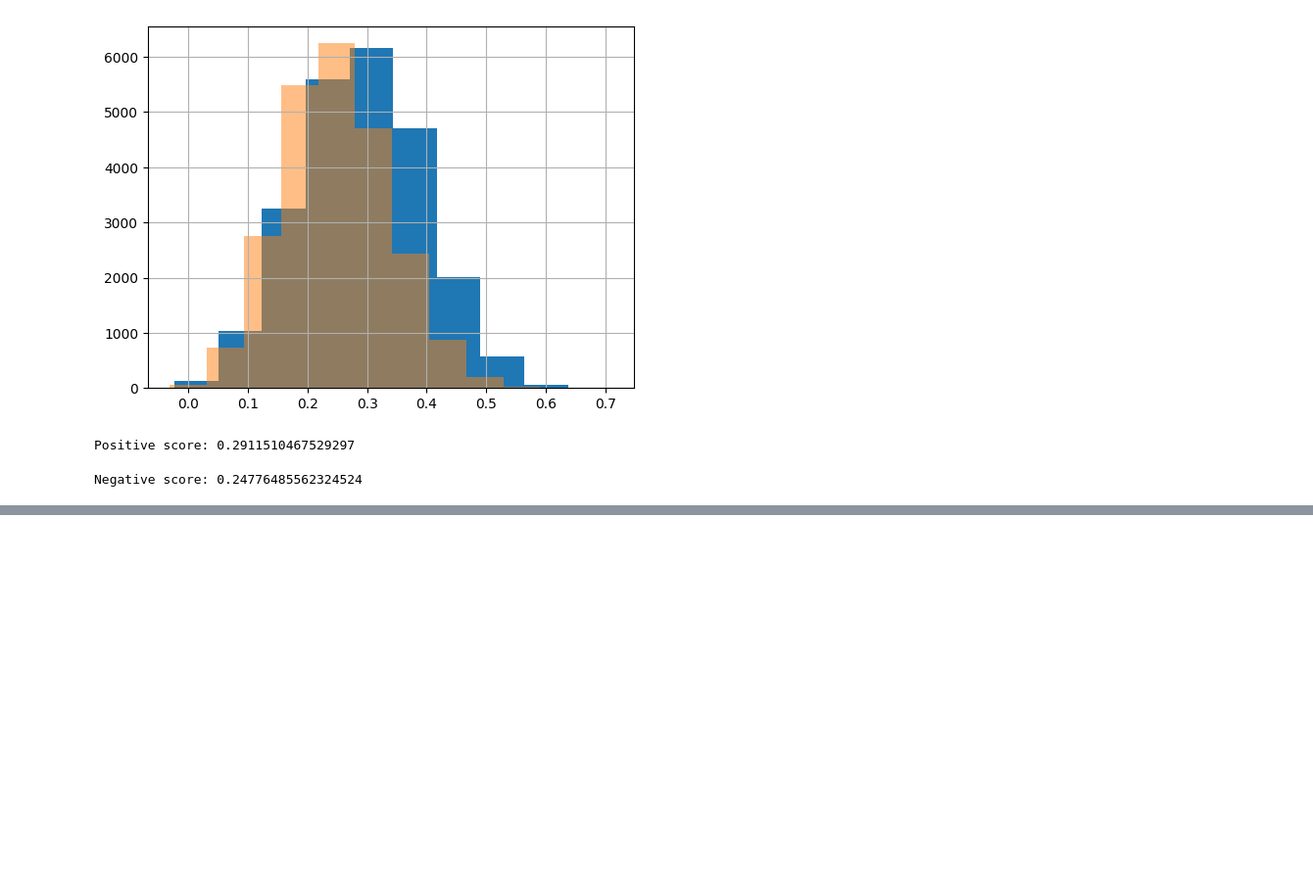
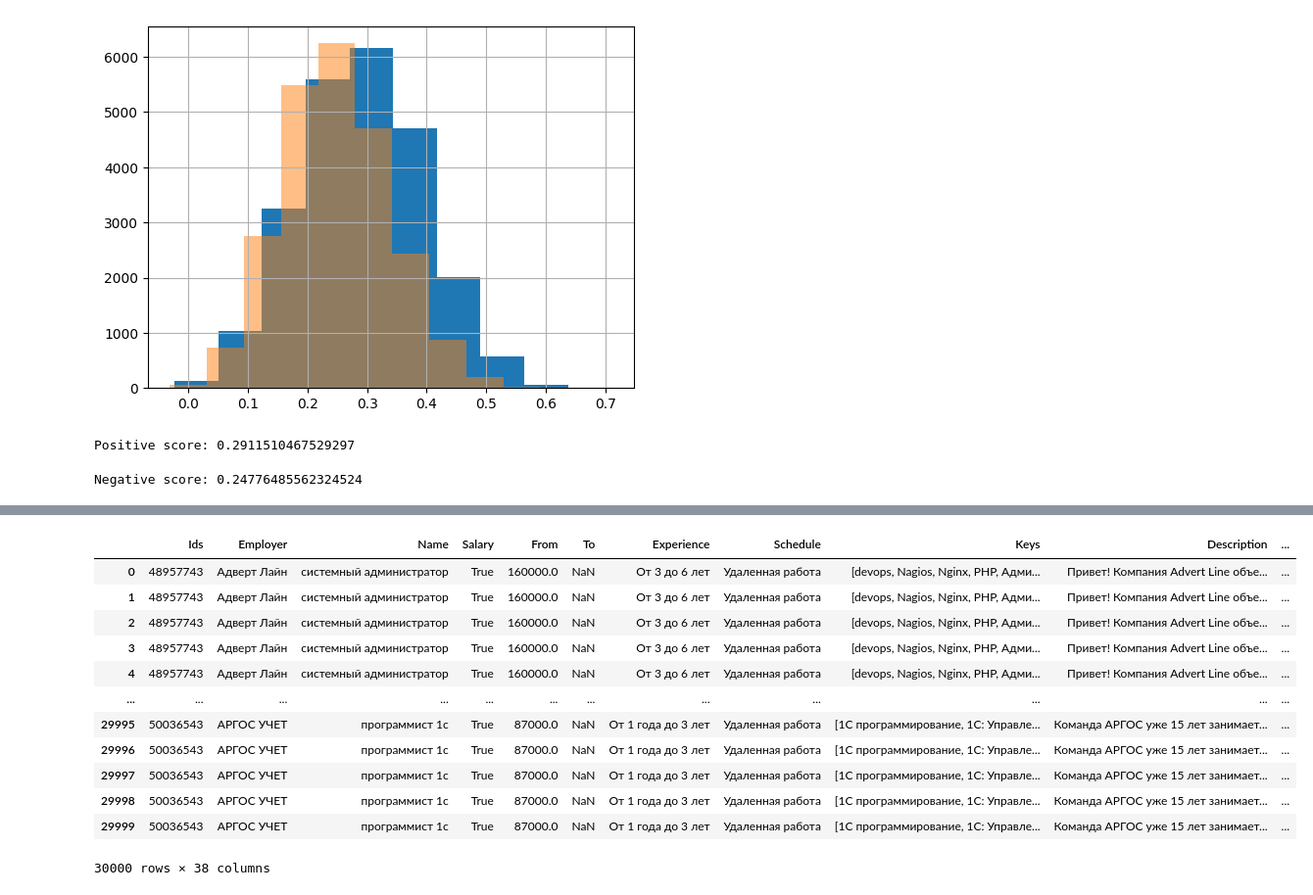
Before and after one commit to jojiku/Resume-vacancies-matching, a Jupyter notebook: notebooks/compute_metrics.ipynb, the cells around one changed output, grey strips where cells are left out. Shown at 98% size. Drawn from its saved outputs; the diff is of its cells as text; code cells hidden in the pictures; blank space fills up the shorter version.

```diff
--- a/notebooks/compute_metrics.ipynb
+++ b/notebooks/compute_metrics.ipynb
@@ -687,0 +738,16 @@ Negative score: 0.24776485562324524
+# %%
+df.reset_index(inplace=True)
+# %% [output]
+|  | Ids | Employer | Name | Salary | From | To | Experience | Schedule | Keys | Description | ... |
+| 0 | 48957743 | Адверт Лайн | системный администратор | True | 160000.0 | NaN | От 3 до 6 лет | Удаленная работа | [devops, Nagios, Nginx, PHP, Адми... | Привет! Компания Advert Line объе... | ... |
+| 1 | 48957743 | Адверт Лайн | системный администратор | True | 160000.0 | NaN | От 3 до 6 лет | Удаленная работа | [devops, Nagios, Nginx, PHP, Адми... | Привет! Компания Advert Line объе... | ... |
+| 2 | 48957743 | Адверт Лайн | системный администратор | True | 160000.0 | NaN | От 3 до 6 лет | Удаленная работа | [devops, Nagios, Nginx, PHP, Адми... | Привет! Компания Advert Line объе... | ... |
+| 3 | 48957743 | Адверт Лайн | системный администратор | True | 160000.0 | NaN | От 3 до 6 лет | Удаленная работа | [devops, Nagios, Nginx, PHP, Адми... | Привет! Компания Advert Line объе... | ... |
+| 4 | 48957743 | Адверт Лайн | системный администратор | True | 160000.0 | NaN | От 3 до 6 лет | Удаленная работа | [devops, Nagios, Nginx, PHP, Адми... | Привет! Компания Advert Line объе... | ... |
+| ... | ... | ... | ... | ... | ... | ... | ... | ... | ... | ... | ... |
+| 29995 | 50036543 | АРГОС УЧЕТ | программист 1с | True | 87000.0 | NaN | От 1 года до 3 лет | Удаленная работа | [1С программирование, 1С: Управле... | Команда АРГОС уже 15 лет занимает... | ... |
+| 29996 | 50036543 | АРГОС УЧЕТ | программист 1с | True | 87000.0 | NaN | От 1 года до 3 лет | Удаленная работа | [1С программирование, 1С: Управле... | Команда АРГОС уже 15 лет занимает... | ... |
+| 29997 | 50036543 | АРГОС УЧЕТ | программист 1с | True | 87000.0 | NaN | От 1 года до 3 лет | Удаленная работа | [1С программирование, 1С: Управле... | Команда АРГОС уже 15 лет занимает... | ... |
+| 29998 | 50036543 | АРГОС УЧЕТ | программист 1с | True | 87000.0 | NaN | От 1 года до 3 лет | Удаленная работа | [1С программирование, 1С: Управле... | Команда АРГОС уже 15 лет занимает... | ... |
+| 29999 | 50036543 | АРГОС УЧЕТ | программист 1с | True | 87000.0 | NaN | От 1 года до 3 лет | Удаленная работа | [1С программирование, 1С: Управле... | Команда АРГОС уже 15 лет занимает... | ... |
+30000 rows × 38 columns
```
Also changed, not shown: parts of 16 cells of this notebook.
